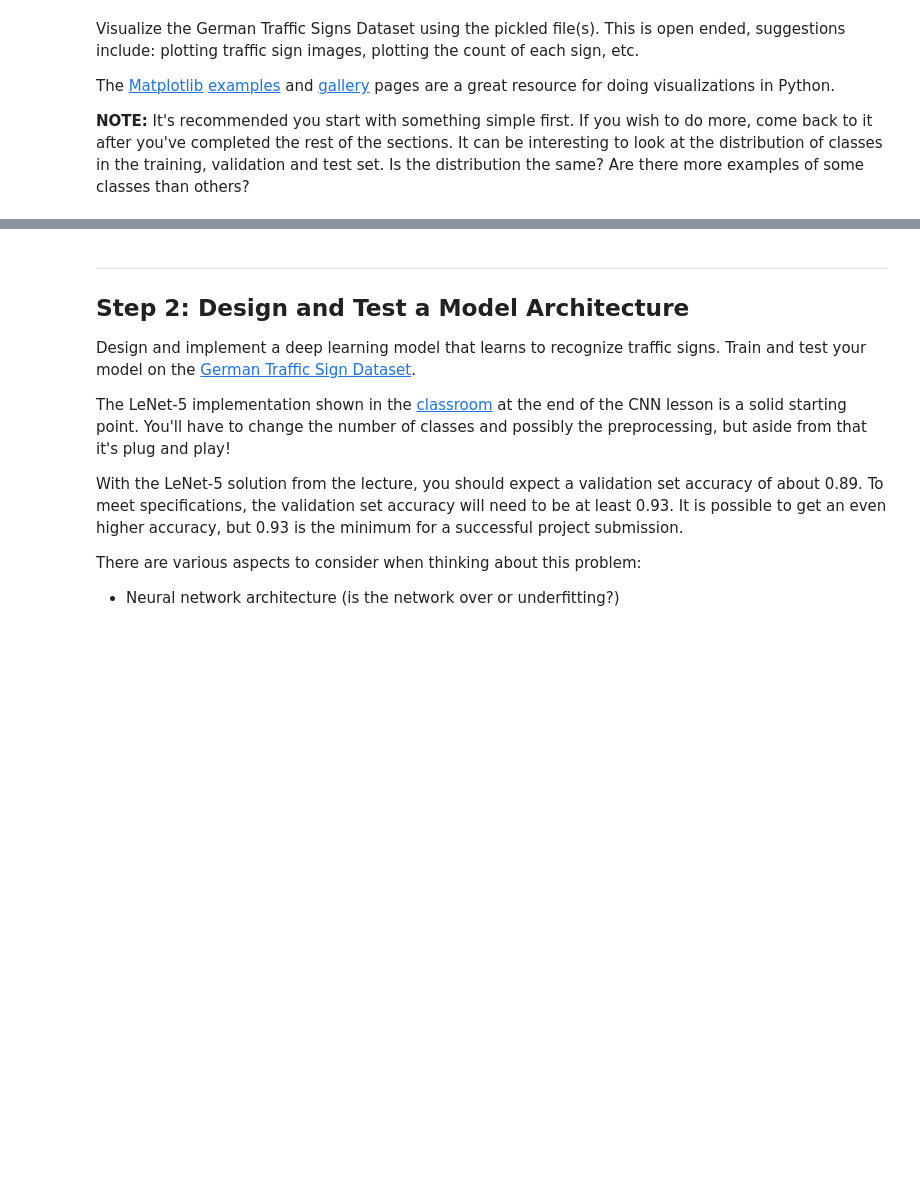
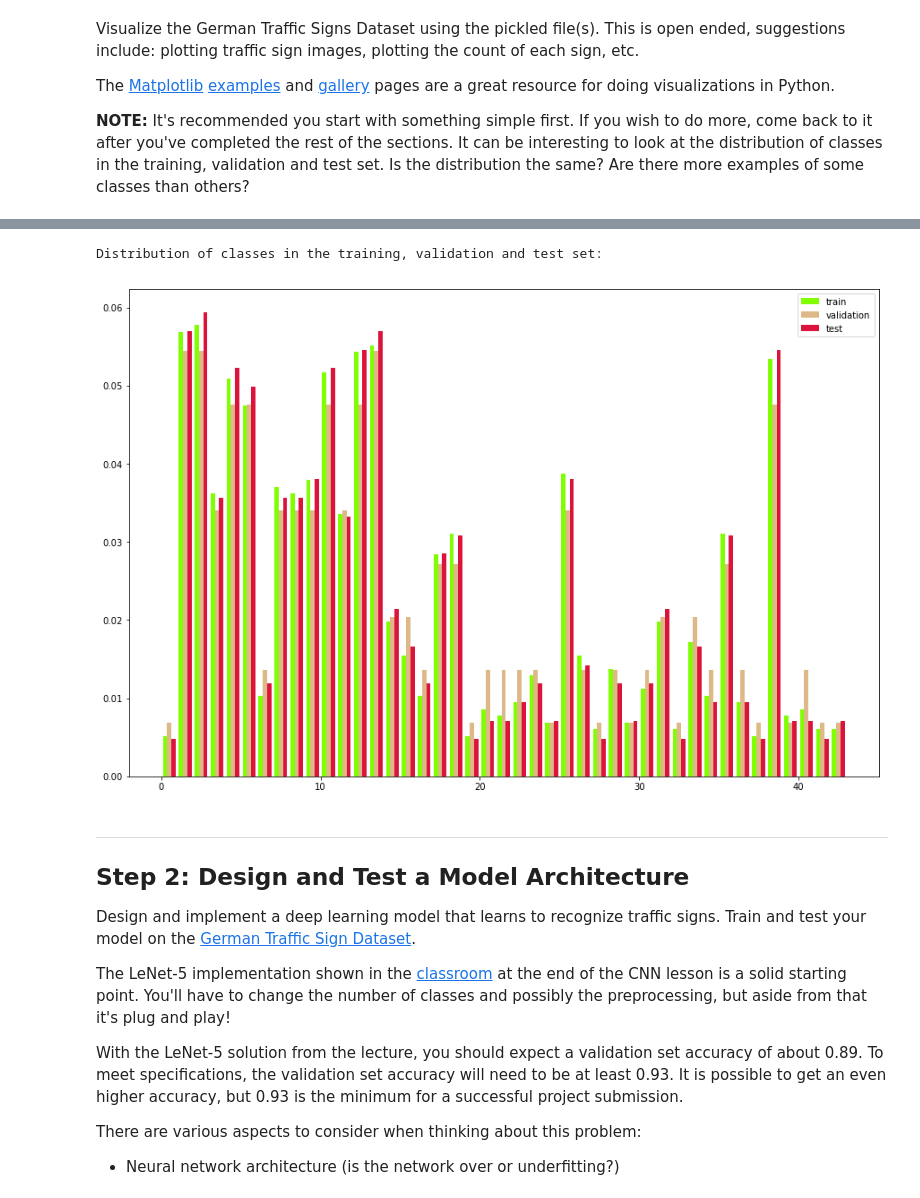
Before and after one commit to magak/CDC_Task2, a Jupyter notebook: Traffic_Sign_Classifier.ipynb, the cells around one changed output, grey strips where cells are left out. Drawn from its saved outputs; the diff is of its cells as text; code cells hidden in the pictures; blank space fills up the shorter version.

```diff
--- a/Traffic_Sign_Classifier.ipynb
+++ b/Traffic_Sign_Classifier.ipynb
@@ -59,21 +67,23 @@ Complete the basic data summary below. Use python, numpy and/or pandas methods t
 ### Use python, pandas or numpy methods rather than hard coding the results
 
 # TODO: Number of training examples
-n_train = ?
+n_train = X_train.shape[0]
 
 # TODO: Number of validation examples
-n_validation = ?
+n_validation = X_valid.shape[0]
 
 # TODO: Number of testing examples.
-n_test = ?
+n_test = X_test.shape[0]
 
 # TODO: What's the shape of an traffic sign image?
-image_shape = ?
+image_shape = (X_test.shape[1],X_test.shape[2],X_test.shape[3])
 
 # TODO: How many unique classes/labels there are in the dataset.
-n_classes = ?
+csv = pnds.read_csv('signnames.csv')
+n_classes = csv.shape[0]
 
 print("Number of training examples =", n_train)
 print("Number of testing examples =", n_test)
+print("Number of validation examples =", n_validation)
 print("Image data shape =", image_shape)
 print("Number of classes =", n_classes)
@@ -94,3 +122,16 @@ import matplotlib.pyplot as plt
+# %%
+plt.figure(figsize=(15,10))
+bins = np.arange(n_classes+1)
+# the histogram of the data with histtype='step'
+n, bins, patches = plt.hist([y_train, y_valid, y_test], bins, normed=1, histtype='bar', rwidth=0.8,
+                            color=['chartreuse', 'burlywood', 'crimson'],
+                            label=['train', 'validation', 'test']
+                           )
+plt.legend()
+print('Distribution of classes in the training, validation and test set:')
+# %% [output]
+Distribution of classes in the training, validation and test set:
+[figure, added]
 # %% [markdown]
 ----
 
```
Also changed, not shown: parts of 16 cells of this notebook, 4 other files.
